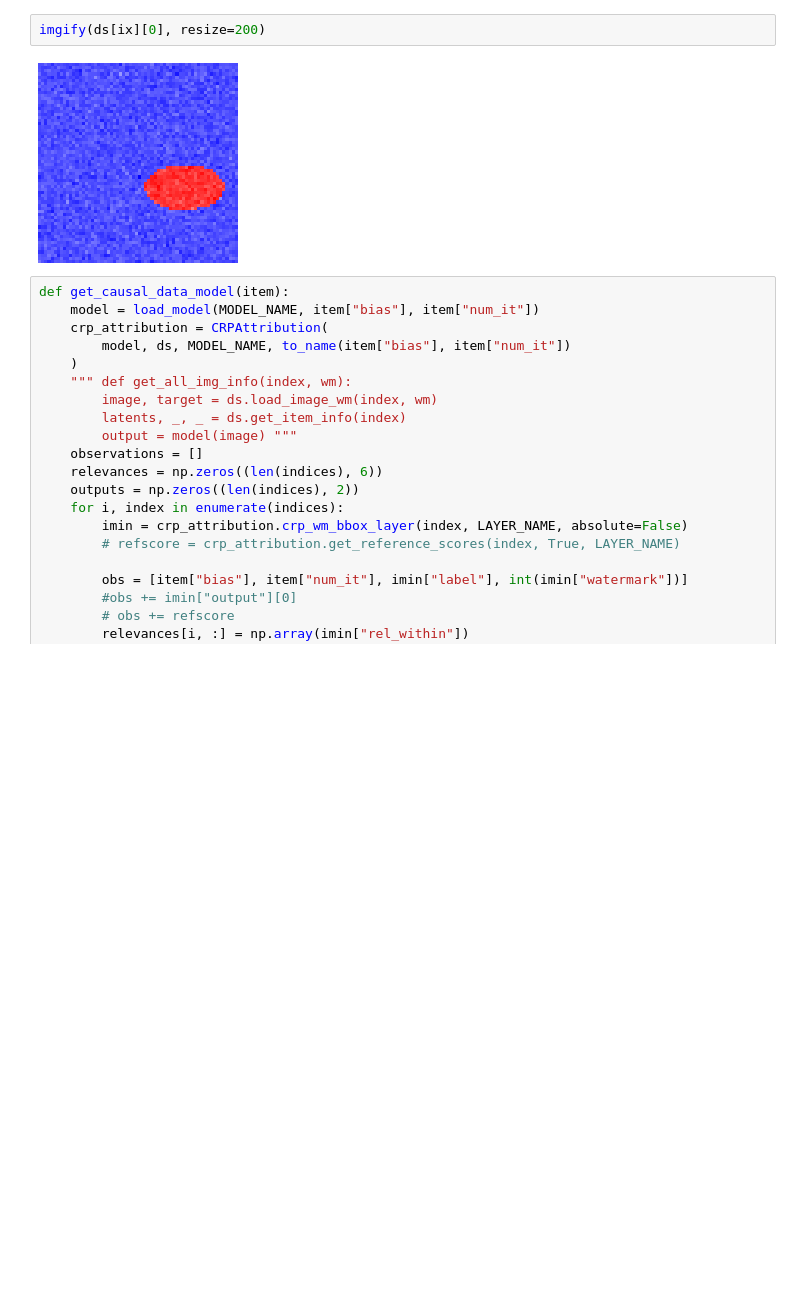
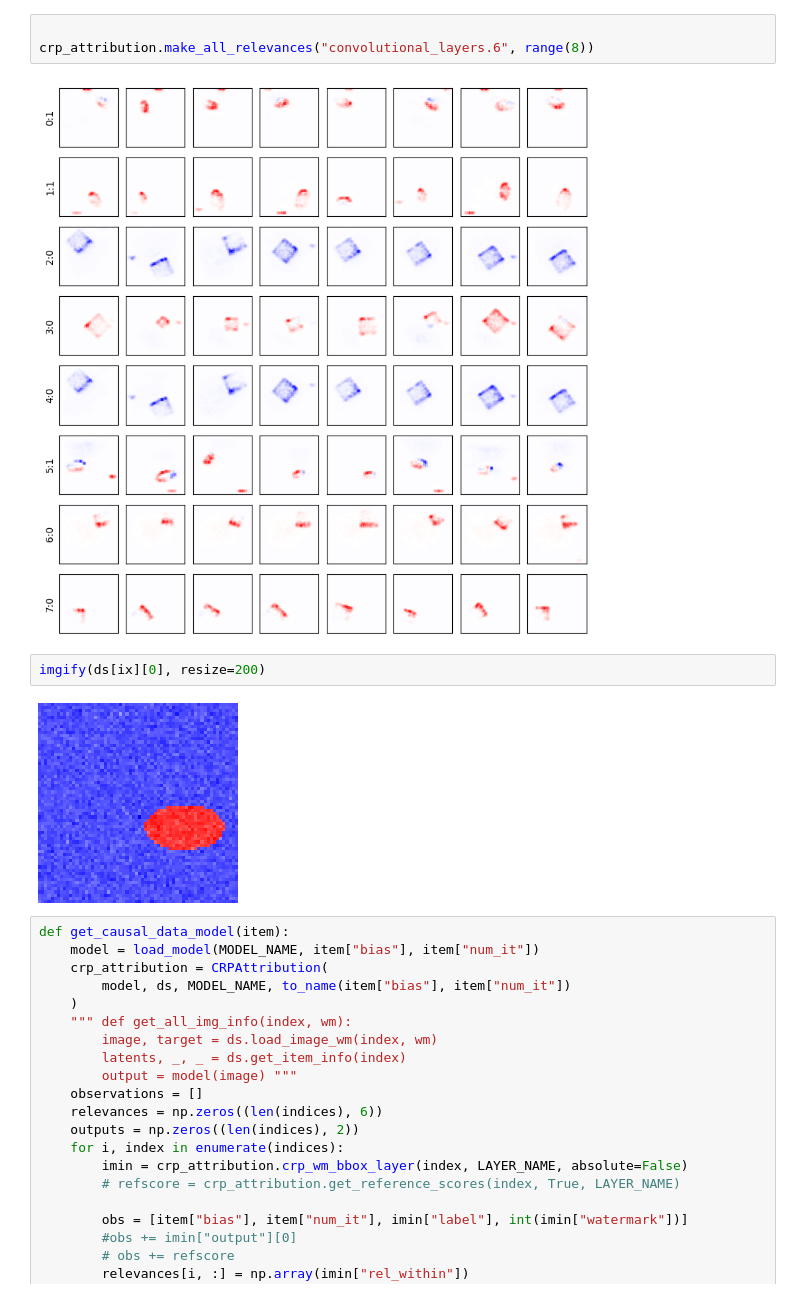
Before and after one commit to lillijo/xai-evaluation-master-thesis, a Jupyter notebook: experiments/fixed_causal_model.ipynb, the cells around one changed output. Cells and saved outputs as stored; diff of their text form; blank space fills up the shorter version.

```diff
--- a/experiments/fixed_causal_model.ipynb
+++ b/experiments/fixed_causal_model.ipynb
@@ -81,3 +190,8 @@ output: [[1.1356408596038818, -0.33838358521461487]]
+# %%
+
+crp_attribution.make_all_relevances("convolutional_layers.6", range(8))
+# %% [output]
+[figure, added]
 # %%
 imgify(ds[ix][0], resize=200)
 # %% [output]
```
Also changed, not shown: parts of 10 cells of this notebook, 6 other files.
